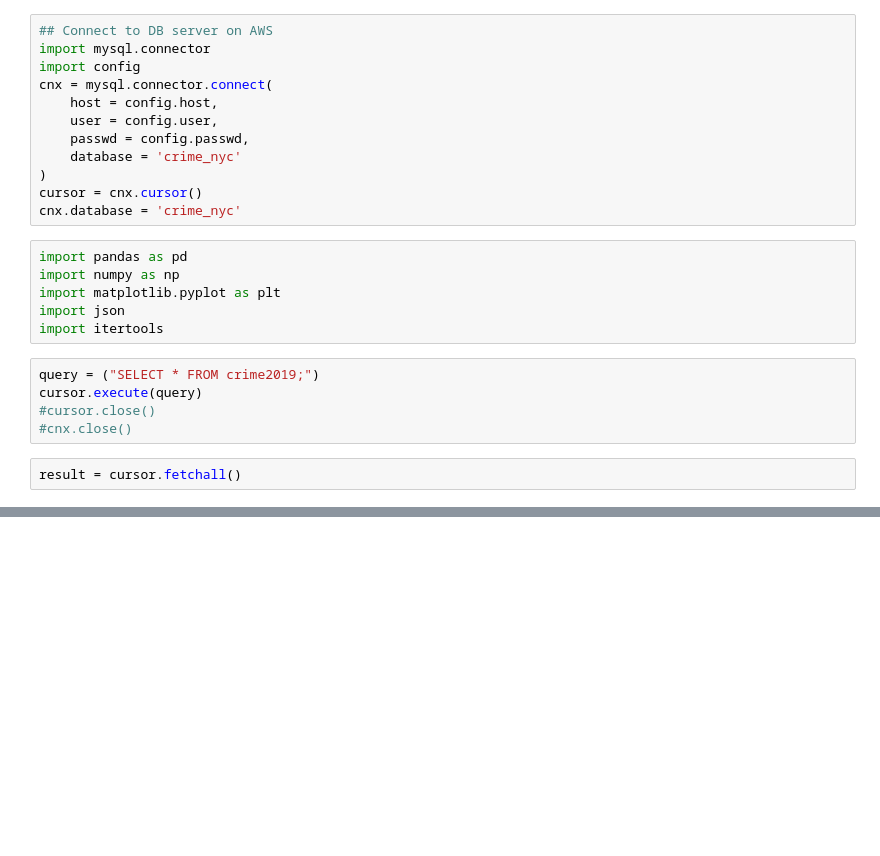
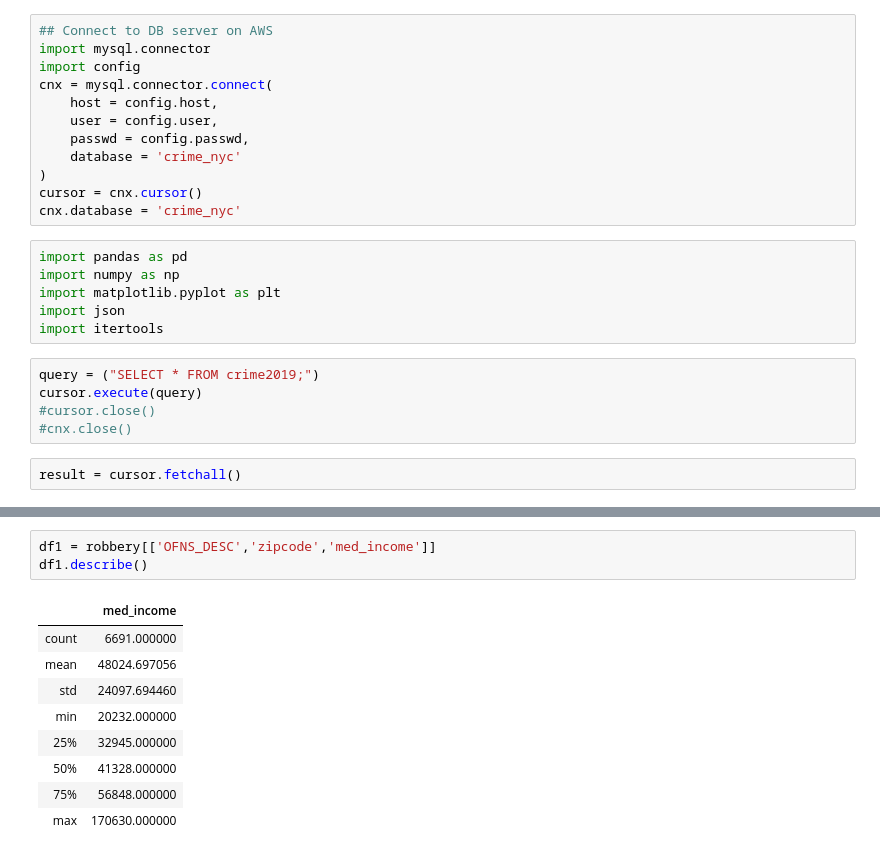
Before and after one commit to anitaguo49/Crime-NYC, a Jupyter notebook: Anita notebook.ipynb, the cells around one changed output, grey strips where cells are left out. Drawn from its saved outputs; the diff is of its cells as text; blank space fills up the shorter version.

```diff
--- a/Anita notebook.ipynb
+++ b/Anita notebook.ipynb
@@ -54,0 +122,13 @@ InternalError: Unread result found
+# %%
+df1 = robbery[['OFNS_DESC','zipcode','med_income']]
+df1.describe()
+# %% [output]
+|  | med_income |
+| count | 6691.000000 |
+| mean | 48024.697056 |
+| std | 24097.694460 |
+| min | 20232.000000 |
+| 25% | 32945.000000 |
+| 50% | 41328.000000 |
+| 75% | 56848.000000 |
+| max | 170630.000000 |
```
Also changed, not shown: parts of 17 cells of this notebook.
